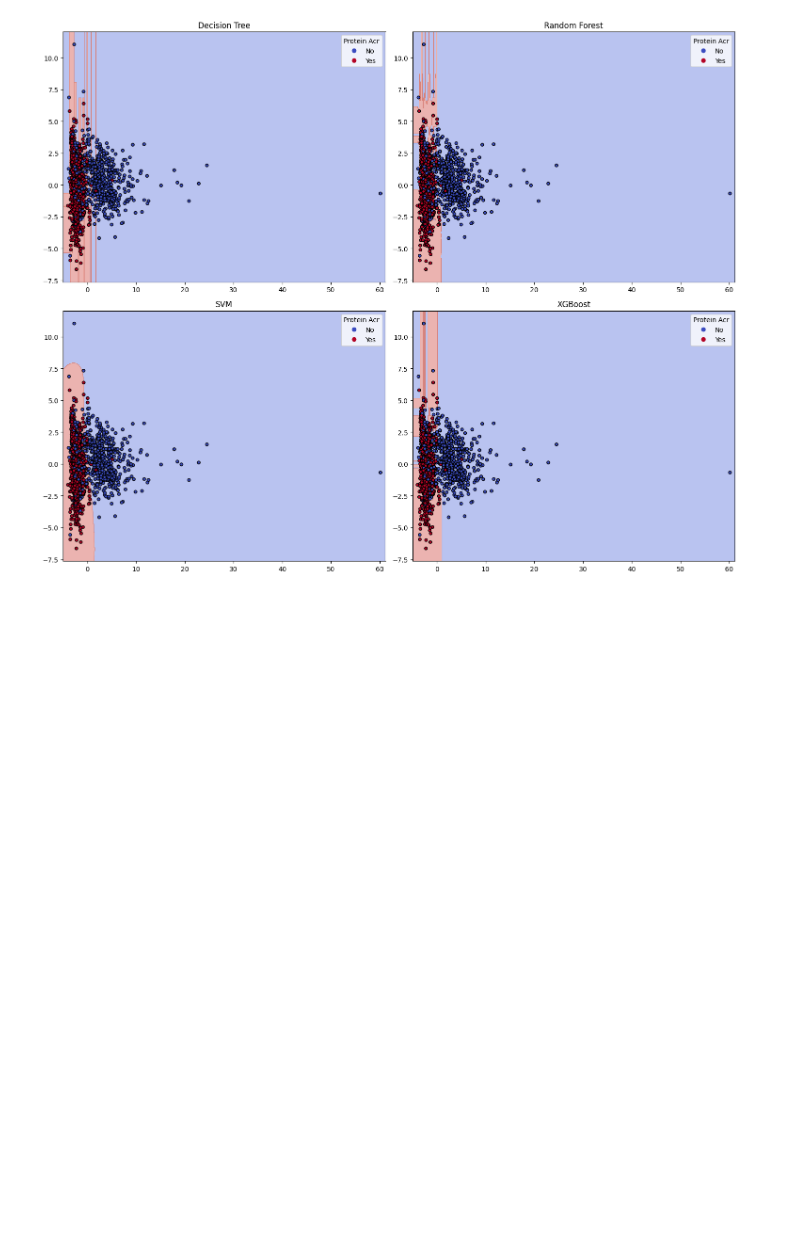
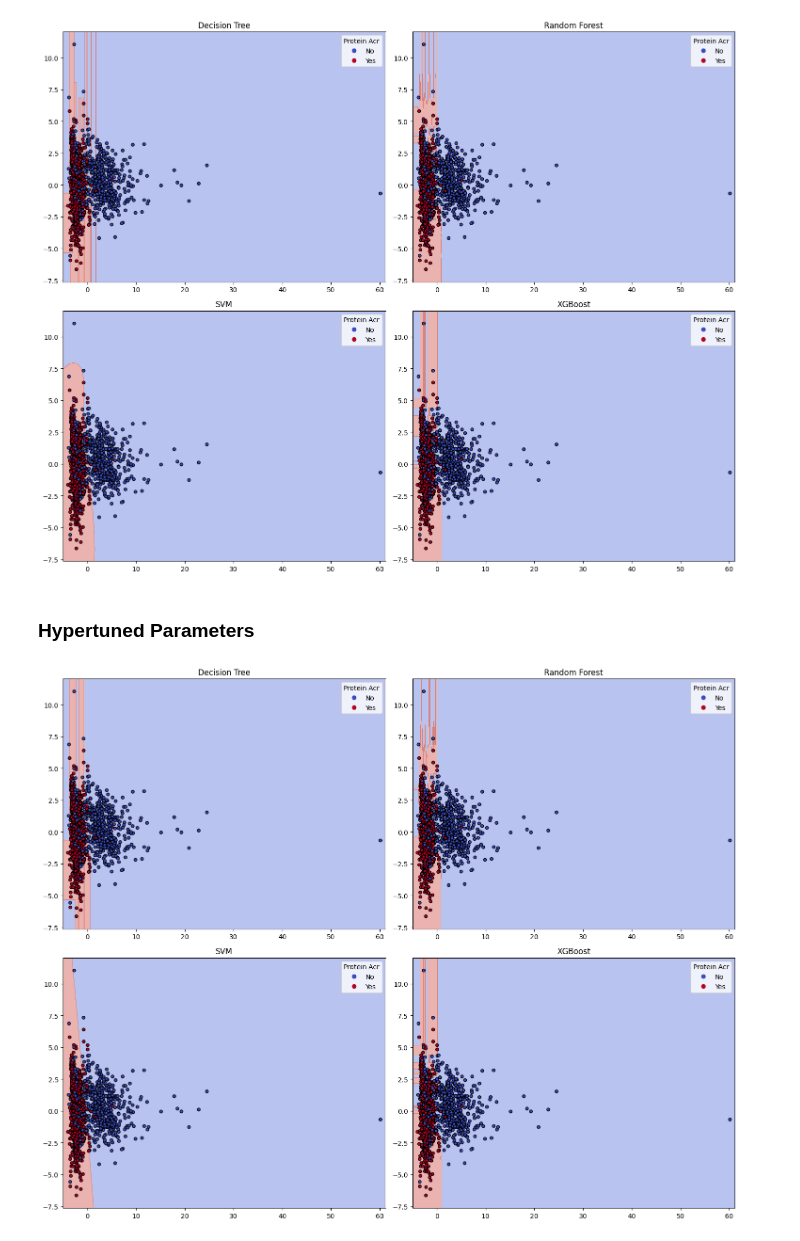
Before and after one commit to ChristianNeitzel/Projeto-Bioinf-PhageAcr, a Jupyter notebook: 5a_code_PhageAcr_ML_cdhit.ipynb, the cells around one changed output. Drawn from its saved outputs; the diff is of its cells as text; code cells hidden in the pictures; blank space fills up the shorter version.

Commit message:
hypertuned PCA

```diff
--- a/5a_code_PhageAcr_ML_cdhit.ipynb
+++ b/5a_code_PhageAcr_ML_cdhit.ipynb
@@ -1749,3 +1749,62 @@ plt.tight_layout()
 plt.show()
 # %% [output]
 [figure]
+# %% [markdown]
+### Hypertuned Parameters
+# %%
+from sklearn.decomposition import PCA
+from sklearn.preprocessing import StandardScaler
+
+# X_train, X_val, X_test, y_train, y_val, y_test have already been split much earlier
+# Standardize data
+scaler = StandardScaler()
+X_train_scaled = scaler.fit_transform(X_train)
+X_val_scaled = scaler.transform(X_val)
+X_test_scaled = scaler.transform(X_test)
+
+# Apply PCA
+pca = PCA(n_components=2)  # Reduce to 2 components for visualization
+X_train_pca = pca.fit_transform(X_train_scaled)
+X_val_pca = pca.transform(X_val_scaled)
+X_test_pca = pca.transform(X_test_scaled)
+
+# Hyperparameter-tuned models
+models = {
+    'Decision Tree': best_dt_model,
+    'RandomForest': best_rf_model,
+    'SVM': best_svm_model,
+    'XGBoost': best_xgb_model
+}
+
+for name, model in models.items():
+    model.fit(X_train_pca, y_train)
+
+# Function to plot decision boundaries
+def plot_decision_boundaries(X, y, model, ax, title):
+    h = .02  # step size in the mesh
+    x_min, x_max = X[:, 0].min() - 1, X[:, 0].max() + 1
+    y_min, y_max = X[:, 1].min() - 1, X[:, 1].max() + 1
+    xx, yy = np.meshgrid(np.arange(x_min, x_max, h), np.arange(y_min, y_max, h))
+
+    Z = model.predict(np.c_[xx.ravel(), yy.ravel()])
+    Z = Z.reshape(xx.shape)
+
+    ax.contourf(xx, yy, Z, alpha=0.4, cmap=plt.cm.coolwarm)
+    scatter = ax.scatter(X[:, 0], X[:, 1], c=y, s=20, edgecolor='k', cmap=plt.cm.coolwarm)
+    ax.set_title(title)
+    return scatter
+
+# Plotting
+fig, axes = plt.subplots(2, 2, figsize=(15, 12))
+model_titles = list(models.keys())
+axes = axes.ravel()
+
+for idx, (name, model) in enumerate(models.items()):
+    scatter = plot_decision_boundaries(X_train_pca, y_train, model, axes[idx], name)
+    handles, labels = scatter.legend_elements(prop="colors")
+    axes[idx].legend(handles, ["No", "Yes"], title="Protein Acr")
+
+plt.tight_layout()
+plt.show()
+# %% [output]
+[figure, added]
```
Also changed, not shown: parts of 1 cell of this notebook, 1 other file.
